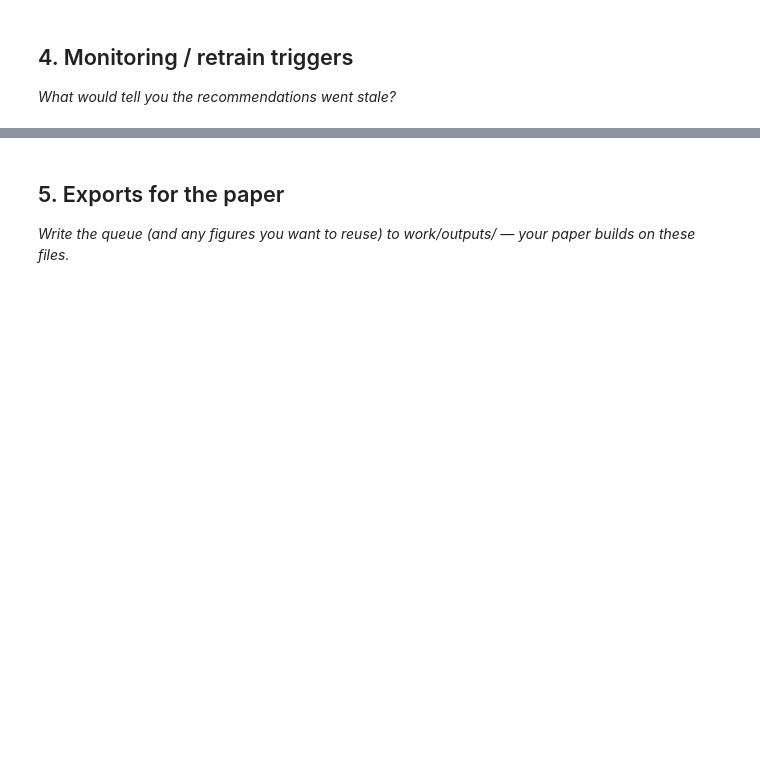
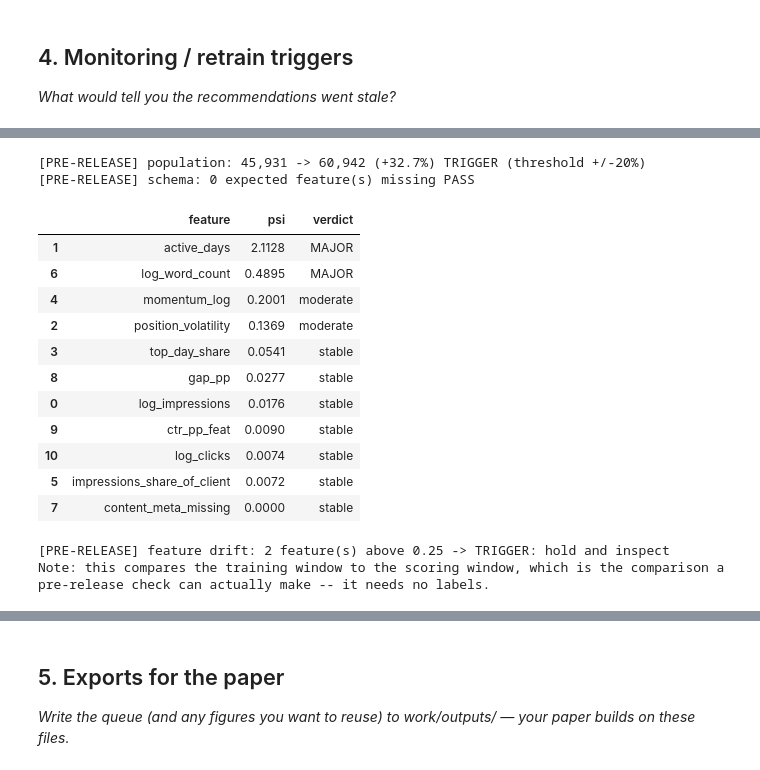
Before and after one commit to widadfatimakhan/flyrank-internship-ml, a Jupyter notebook: work/notebooks/w07_action_playbook.ipynb, the cells around one changed output, grey strips where cells are left out. Saved outputs shown, nothing was run; the diff lists cells and outputs as text; code cells hidden in the pictures; blank space fills up the shorter version.

```diff
--- a/work/notebooks/w07_action_playbook.ipynb
+++ b/work/notebooks/w07_action_playbook.ipynb
@@ -36,0 +553,45 @@ This skeleton is yours to fill. Work the sections **in order** — each one has
+# %%
+# This cell is for CODE (numbers, a query, a check).
+# Write your text answer in the cell ABOVE this one — typing sentences here breaks Run All.
+
+# --- Pre-release clock: population, schema, drift ---------------------------
+def psi(expected, actual, bins=10):
+    cuts = np.unique(np.quantile(expected, np.linspace(0, 1, bins + 1)))
+    if len(cuts) < 3: return 0.0
+    e = np.histogram(expected, bins=cuts)[0] / len(expected)
+    a = np.histogram(actual,   bins=cuts)[0] / len(actual)
+    e, a = np.clip(e, 1e-6, None), np.clip(a, 1e-6, None)
+    return float(np.sum((a - e) * np.log(a / e)))
+
+pop_change = (len(queue_df) - len(train_df)) / len(train_df)
+print(f"[PRE-RELEASE] population: {len(train_df):,} -> {len(queue_df):,} ({pop_change:+.1%}) "
+      f"{'TRIGGER' if abs(pop_change) > 0.20 else 'ok'} (threshold +/-20%)")
+missing = [c for c in FEATS if c not in queue_df.columns]
+print(f"[PRE-RELEASE] schema: {len(missing)} expected feature(s) missing {'FAIL' if missing else 'PASS'}")
+
+drift = pd.DataFrame([{"feature": f, "psi": round(psi(train_df[f].values, queue_df[f].values), 4)}
+                      for f in FEATS]).sort_values("psi", ascending=False)
+drift["verdict"] = np.where(drift.psi > 0.25, "MAJOR", np.where(drift.psi > 0.10, "moderate", "stable"))
+display(drift)
+trig = drift[drift.psi > 0.25]
+print(f"[PRE-RELEASE] feature drift: {len(trig)} feature(s) above 0.25 "
+      f"{'-> TRIGGER: hold and inspect' if len(trig) else '-> no trigger'}")
+print("Note: this compares the training window to the scoring window, which is the comparison a "
+      "pre-release check can actually make -- it needs no labels.")
+# %% [output]
+[PRE-RELEASE] population: 45,931 -> 60,942 (+32.7%) TRIGGER (threshold +/-20%)
+[PRE-RELEASE] schema: 0 expected feature(s) missing PASS
+|  | feature | psi | verdict |
+| 1 | active_days | 2.1128 | MAJOR |
+| 6 | log_word_count | 0.4895 | MAJOR |
+| 4 | momentum_log | 0.2001 | moderate |
+| 2 | position_volatility | 0.1369 | moderate |
+| 3 | top_day_share | 0.0541 | stable |
+| 8 | gap_pp | 0.0277 | stable |
+| 0 | log_impressions | 0.0176 | stable |
+| 9 | ctr_pp_feat | 0.0090 | stable |
+| 10 | log_clicks | 0.0074 | stable |
+| 5 | impressions_share_of_client | 0.0072 | stable |
+| 7 | content_meta_missing | 0.0000 | stable |
+[PRE-RELEASE] feature drift: 2 feature(s) above 0.25 -> TRIGGER: hold and inspect
+Note: this compares the training window to the scoring window, which is the comparison a pre-release check can actually make -- it needs no labels.
```
Also changed, not shown: parts of 25 cells of this notebook.
